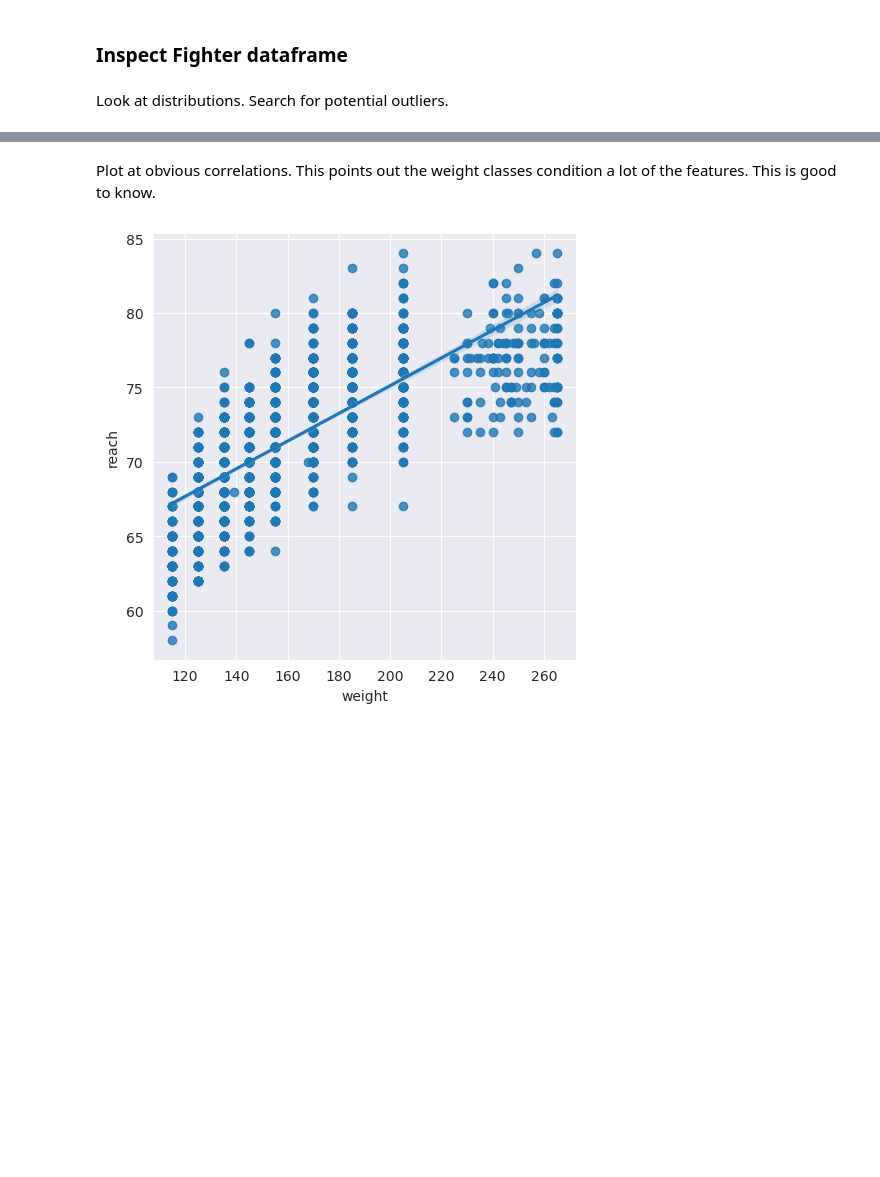
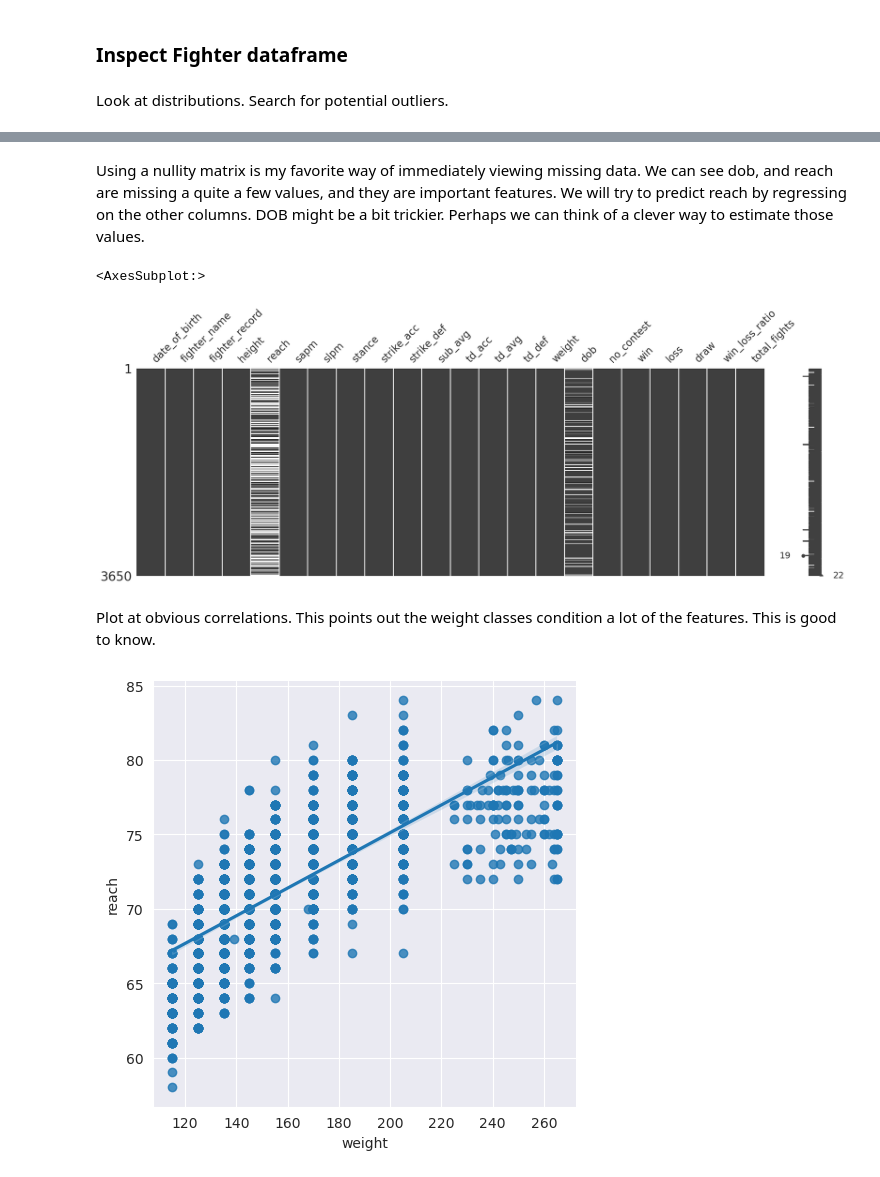
Before and after one commit to shere-khan/fight_predictor, a Jupyter notebook: predictor/Notebooks/Untitled.ipynb, the cells around one changed output, grey strips where cells are left out. Cells and saved outputs as stored; diff of their text form; code cells hidden in the pictures; blank space fills up the shorter version.

Commit message:
added nullity matrix

```diff
--- a/predictor/Notebooks/Untitled.ipynb
+++ b/predictor/Notebooks/Untitled.ipynb
@@ -145,6 +145,15 @@ fdf.describe()
 | 50% | 72.000000 | 2.870000 | 2.270000 | 40.000000 | 50.000000 | 0.000000 | 22.000000 | 0.570000 | 42.000000 | 170.000000 |
 | 75% | 75.000000 | 4.120000 | 3.530000 | 49.000000 | 58.000000 | 0.700000 | 45.000000 | 1.930000 | 66.000000 | 185.000000 |
 | max | 84.000000 | 52.500000 | 22.110000 | 100.000000 | 100.000000 | 23.700000 | 100.000000 | 32.140000 | 100.000000 | 770.000000 |
+# %% [markdown]
+Using a nullity matrix is my favorite way of immediately viewing missing data. We can see dob, and reach are missing a quite a few values, and they are important features. We will try to predict reach by regressing on the other columns. DOB might be a bit trickier. Perhaps we can think of a clever way to estimate those values.
+# %%
+import missingno as mno
+
+mno.matrix(fdf, figsize = (20, 6))
+# %% [output]
+<AxesSubplot:>
+[figure, added]
 # %%
 replacedash = lambda x: np.nan if x == "--" else x
 fdf["dob"] = fdf["date_of_birth"].apply(replacedash)
```
